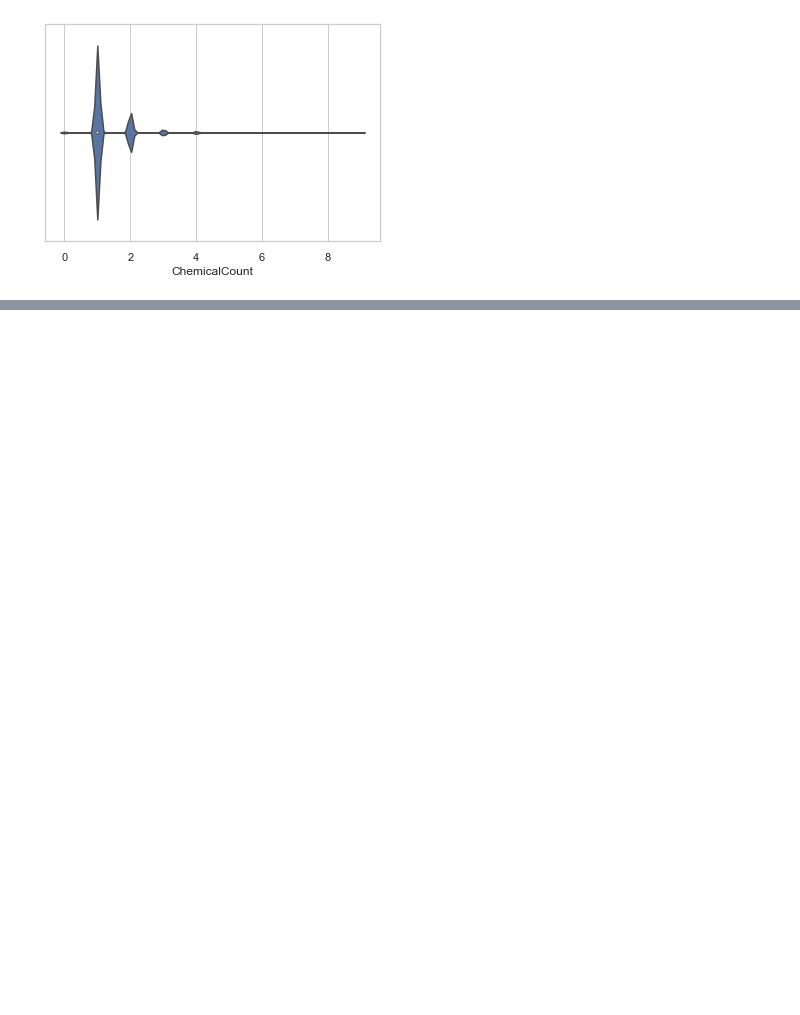
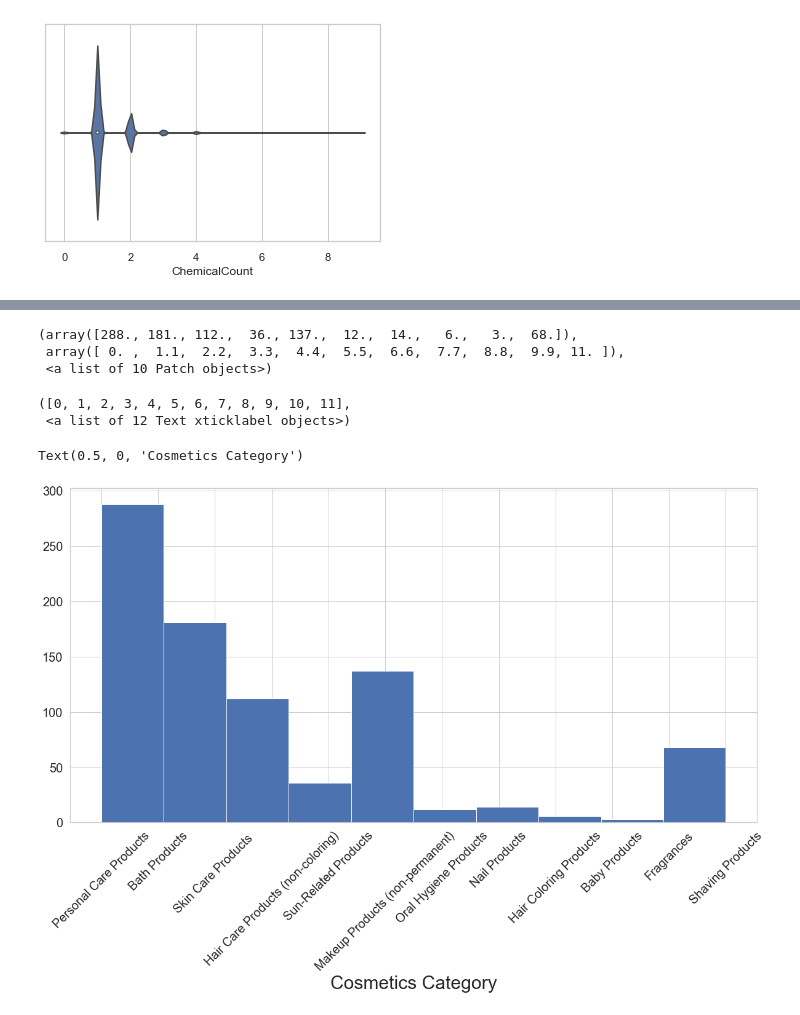
Before and after one commit to chelseanbr/Whats-In-My-Makeup-Bag, a Jupyter notebook: neat_eda.ipynb, the cells around one changed output, grey strips where cells are left out. Drawn from its saved outputs; the diff is of its cells as text; code cells hidden in the pictures; blank space fills up the shorter version.

Commit message:
added more eda and understand of data

```diff
--- a/neat_eda.ipynb
+++ b/neat_eda.ipynb
@@ -171,0 +203,3 @@ ax = sns.violinplot(x=clean_data_df['ChemicalCount'])
+# %%
+zero_chemicals_df = clean_data_df[clean_data_df['ChemicalCount']==0]
+zero_chemicals_df.head()
@@ -171,0 +214,16 @@ ax = sns.violinplot(x=clean_data_df['ChemicalCount'])
+# %%
+fig, ax = plt.subplots(figsize=(20, 10))
+ax.hist(zero_chemicals_df['PrimaryCategory'])
+plt.xticks(rotation='45')
+ax.tick_params(axis="x", labelsize=20)
+ax.tick_params(axis="y", labelsize=20)
+ax.set_xlabel('Cosmetics Category', size=30)
+plt.show()
+# %% [output]
+(array([288., 181., 112.,  36., 137.,  12.,  14.,   6.,   3.,  68.]),
+ array([ 0. ,  1.1,  2.2,  3.3,  4.4,  5.5,  6.6,  7.7,  8.8,  9.9, 11. ]),
+ <a list of 10 Patch objects>)
+([0, 1, 2, 3, 4, 5, 6, 7, 8, 9, 10, 11],
+ <a list of 12 Text xticklabel objects>)
+Text(0.5, 0, 'Cosmetics Category')
+[figure, added]
```
Also changed, not shown: parts of 18 cells of this notebook.
